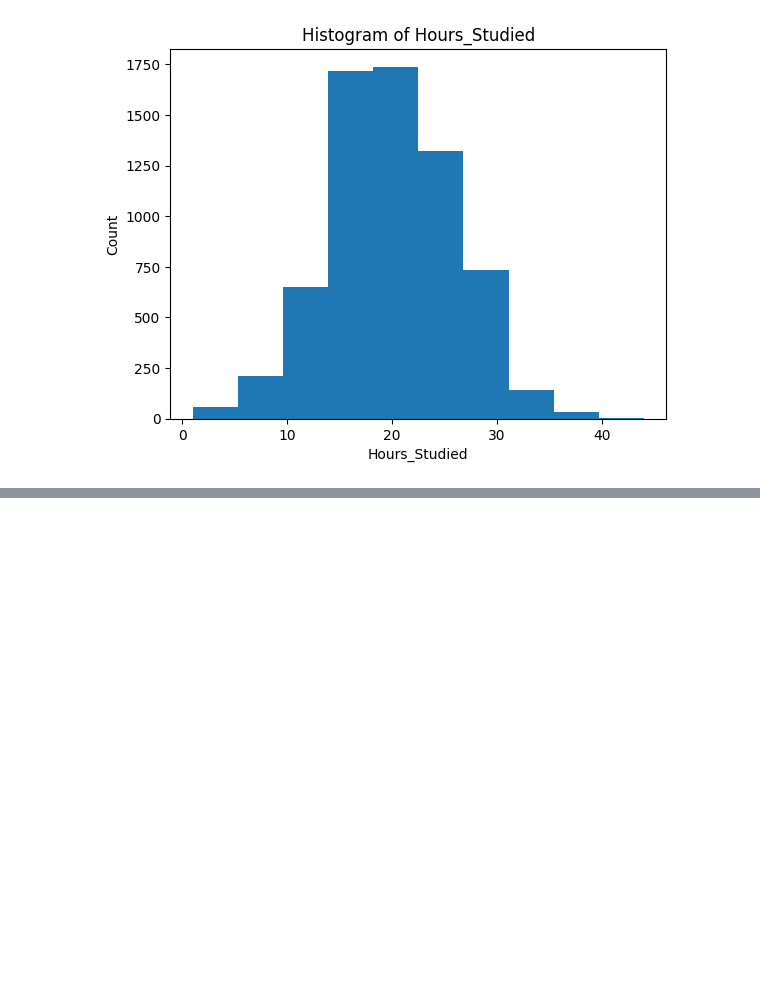
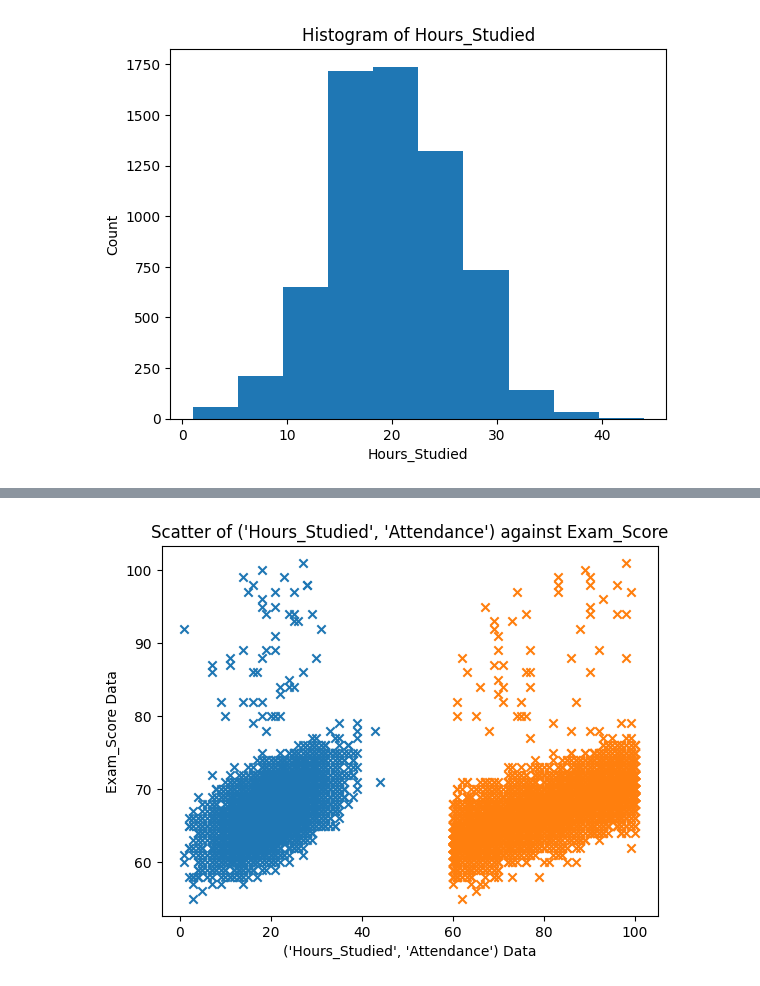
Before and after one commit to TempeHS/2025SE-MaxH-Task2, a Jupyter notebook: 1.Model_Development/1.1.Data_Wrangling/1.1.1.data_preview.ipynb, the cells around one changed output, grey strips where cells are left out. Saved outputs shown, nothing was run; the diff lists cells and outputs as text; code cells hidden in the pictures; blank space fills up the shorter version.

```diff
--- a/1.Model_Development/1.1.Data_Wrangling/1.1.1.data_preview.ipynb
+++ b/1.Model_Development/1.1.Data_Wrangling/1.1.1.data_preview.ipynb
@@ -76,0 +92,11 @@ plt.show()
+# %%
+# Scatter plot multiples columns to see the relationship
+x_plot = ['Hours_Studied', 'Attendance']
+for col in x_plot:
+    plt.scatter(data_frame[col], data_frame['Exam_Score'], marker='x')
+plt.title(f"Scatter of {*x_plot,} against {data_frame['Exam_Score'].name}")
+plt.ylabel(f'{data_frame['Exam_Score'].name} Data')
+plt.xlabel(f'{*x_plot,} Data')
+plt.show()
+# %% [output]
+[figure, added]
```
Also changed, not shown: parts of 3 cells of this notebook, 3 other files.
